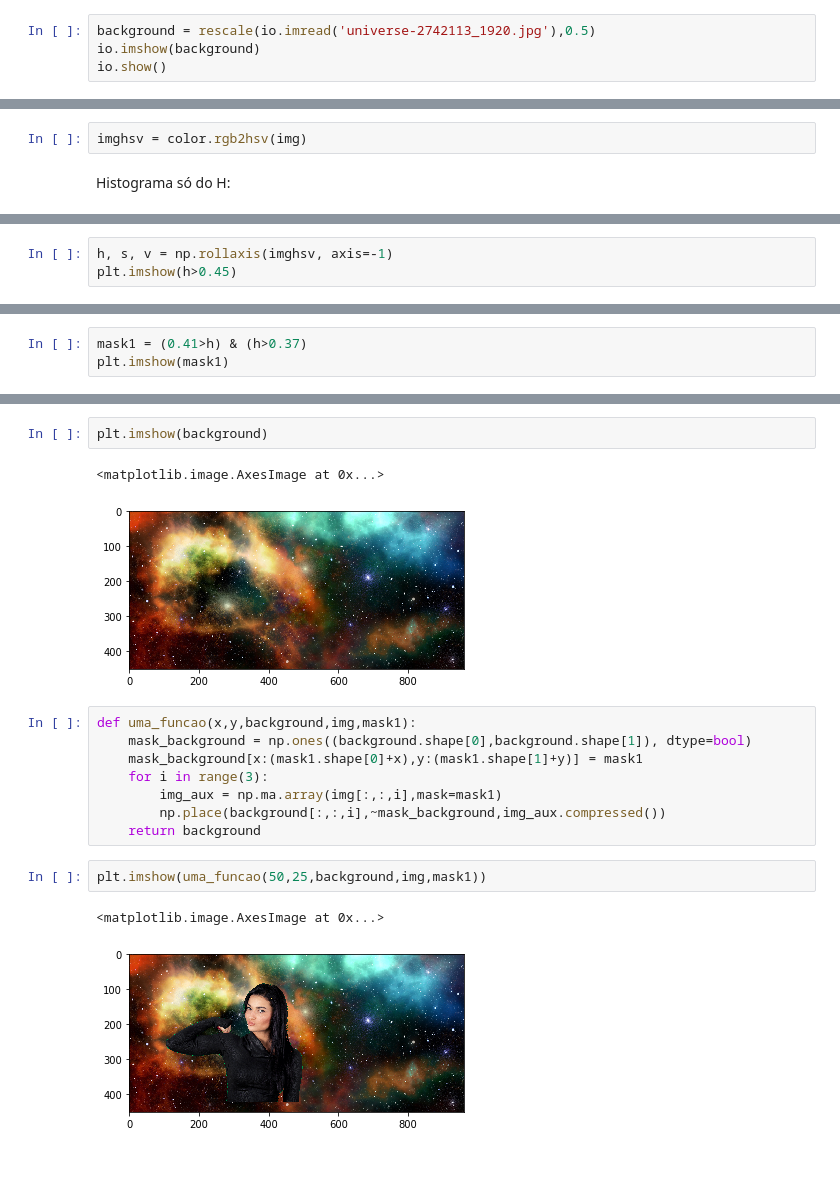
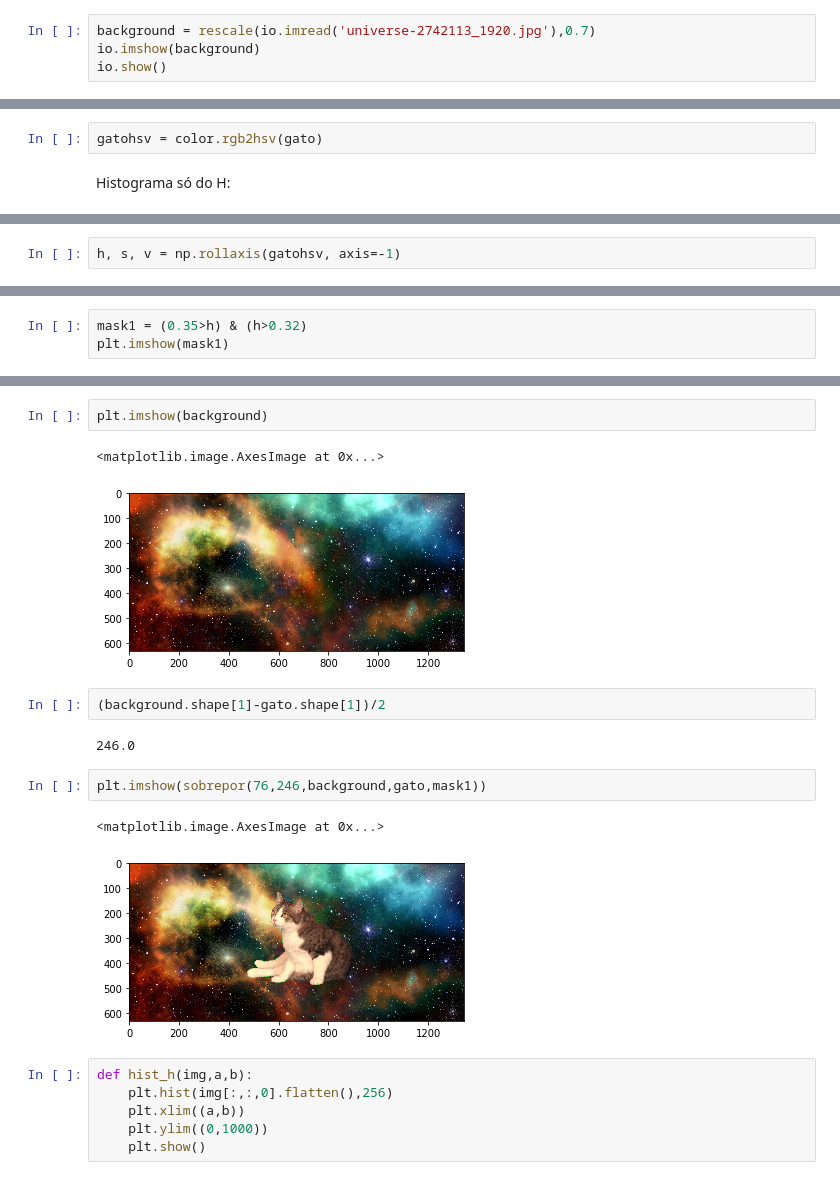
Before and after one commit to janarf/processamento-de-imagens1, a Jupyter notebook: tp1/tp1.ipynb, the cells around one changed output, grey strips where cells are left out. Cells and saved outputs as stored; diff of their text form.

```diff
--- a/tp1/tp1.ipynb
+++ b/tp1/tp1.ipynb
@@ -44,5 +79,5 @@ io.show()
 # %%
-background = rescale(io.imread('universe-2742113_1920.jpg'),0.5)
+background = rescale(io.imread('universe-2742113_1920.jpg'),0.7)
 io.imshow(background)
 io.show()
 # %% [output]
@@ -54,7 +89,7 @@ histverde(img)
 # %% [markdown]
 Transforma a imagem em hsv:
 # %%
-imghsv = color.rgb2hsv(img)
+gatohsv = color.rgb2hsv(gato)
 # %% [markdown]
 Histograma só do H:
 # %%
@@ -66,3 +101,2 @@ A partir do histograma acima temos que o  verde do fundo tem hue entre 0.375 e 0
 # %%
-h, s, v = np.rollaxis(imghsv, axis=-1)
-plt.imshow(h>0.45)
+h, s, v = np.rollaxis(gatohsv, axis=-1)
@@ -77,5 +103,5 @@ plt.imshow(h<0.37)
 # %%
-mask1 = (0.41>h) & (h>0.37)
+mask1 = (0.35>h) & (h>0.32)
 plt.imshow(mask1)
 # %% [output]
 <matplotlib.image.AxesImage at 0x...>
@@ -84,17 +110,19 @@ plt.imshow(mask1)
 plt.imshow(background)
 # %% [output]
 <matplotlib.image.AxesImage at 0x...>
-[figure, old version]
+[figure, new version]
-# %%
-def uma_funcao(x,y,background,img,mask1):
-    mask_background = np.ones((background.shape[0],background.shape[1]), dtype=bool)
-    mask_background[x:(mask1.shape[0]+x),y:(mask1.shape[1]+y)] = mask1
-    for i in range(3):
-        img_aux = np.ma.array(img[:,:,i],mask=mask1)
-        np.place(background[:,:,i],~mask_background,img_aux.compressed())
-    return background
+# %%
+(background.shape[1]-gato.shape[1])/2
+# %% [output]
+246.0
 # %%
-plt.imshow(uma_funcao(50,25,background,img,mask1))
+plt.imshow(sobrepor(76,246,background,gato,mask1))
 # %% [output]
 <matplotlib.image.AxesImage at 0x...>
-[figure, old version]
+[figure, new version]
+# %%
+def hist_h(img,a,b):
+    plt.hist(img[:,:,0].flatten(),256)
+    plt.xlim((a,b))
+    plt.ylim((0,1000))
+    plt.show()
```
Also changed, not shown: parts of 25 cells of this notebook, 11 other files.
